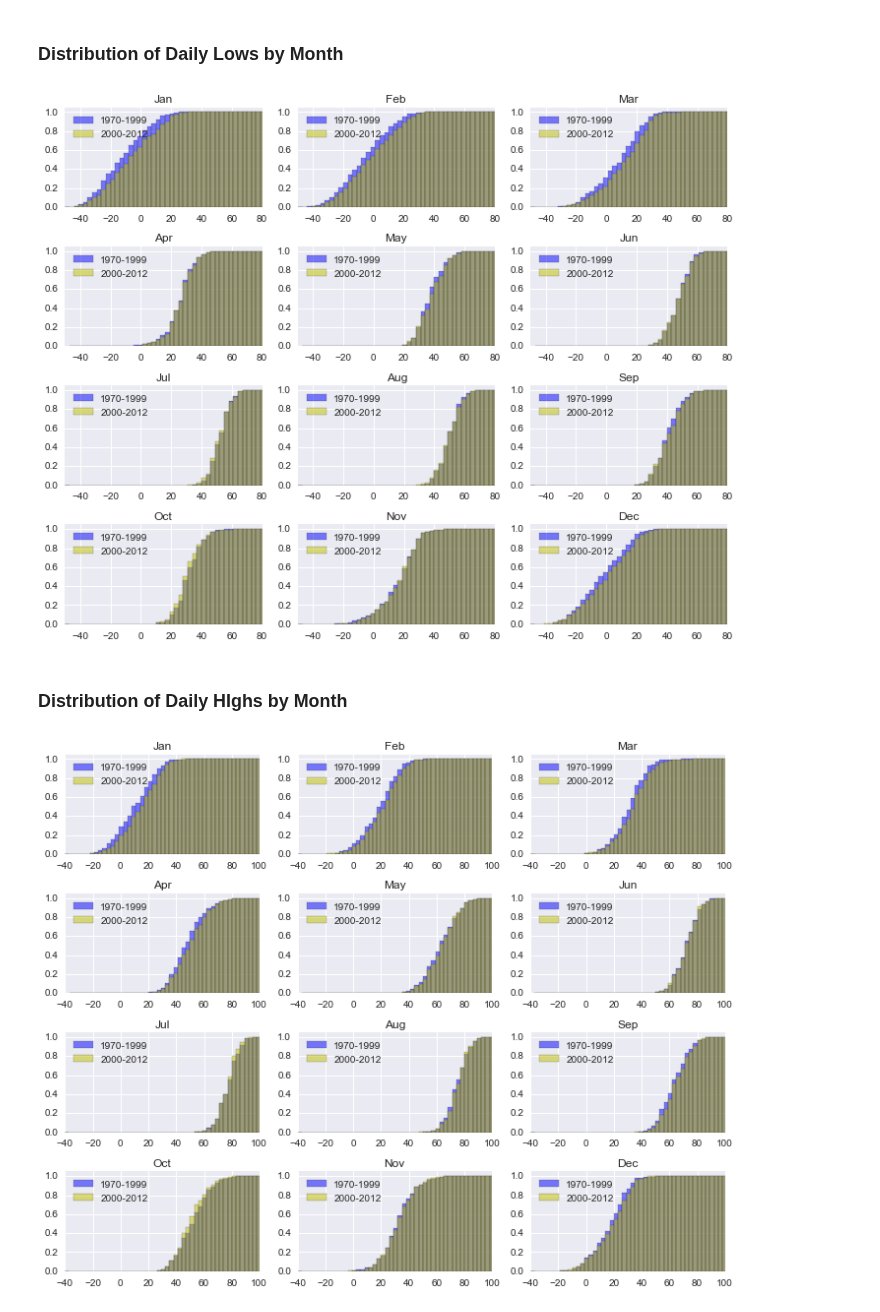
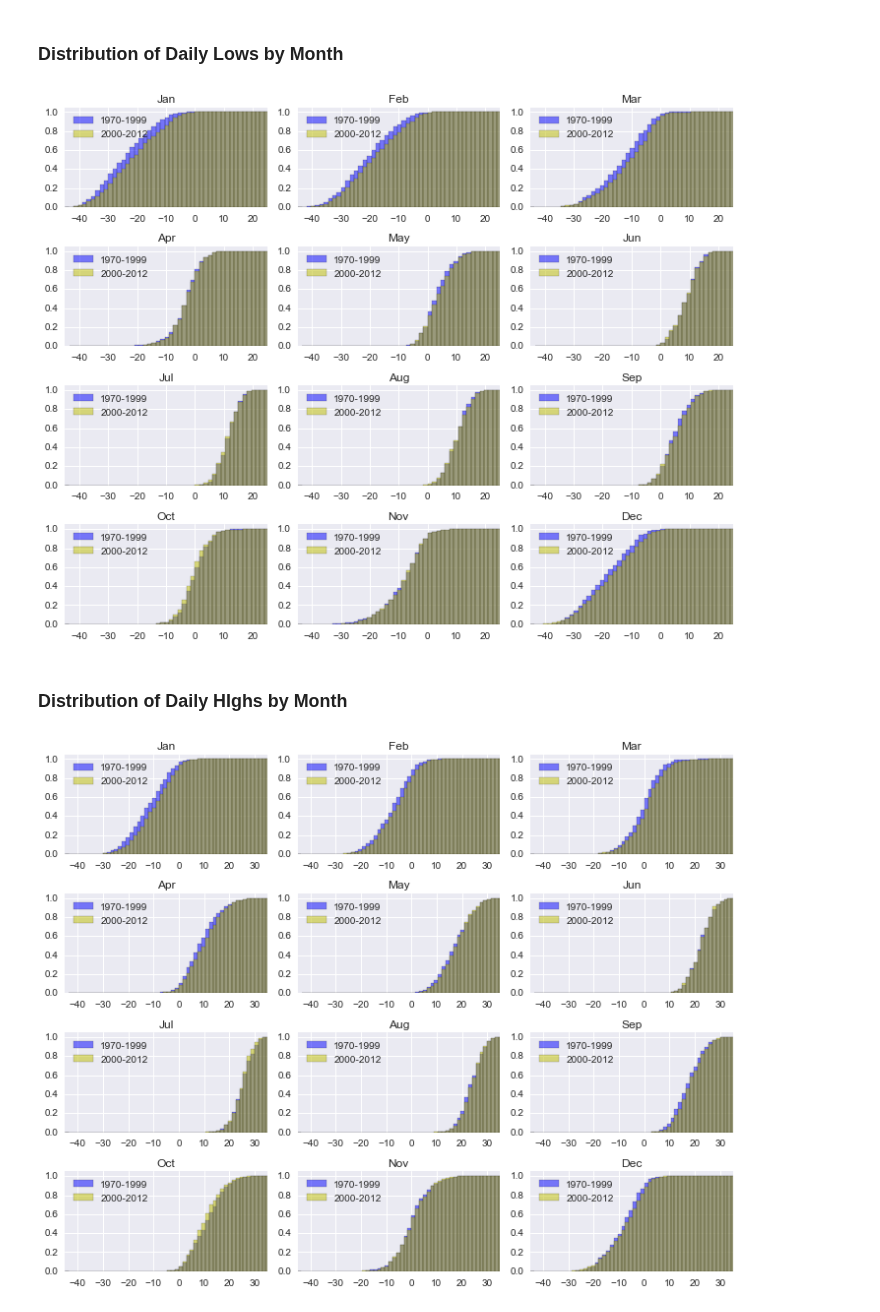
Before and after one commit to kmcgarry7/Rainy-Lake-Hydrology, a Jupyter notebook: Global_Historical_Climatology_Network.ipynb, the cells around one changed output. Cells and saved outputs as stored; diff of their text form; code cells hidden in the pictures.

```diff
--- a/Global_Historical_Climatology_Network.ipynb
+++ b/Global_Historical_Climatology_Network.ipynb
@@ -105 +105,15 @@ plt.ylabel('mm')
+# %%
+# Read .csv file
+TEMP = pd.read_csv(dir + '528052.csv',index_col=2,parse_dates=True);
+
+# Drop unneeded columns
+TEMP.drop('STATION',axis=1,inplace=True)
+TEMP.drop('STATION_NAME',axis=1,inplace=True)
+TEMP.drop('TOBS',axis=1,inplace=True)
+
+TEMP.ix[TEMP['TMAX']==-9999,'TMAX'] = float('nan')
+TEMP.ix[TEMP['TMIN']==-9999,'TMIN'] = float('nan')
+
+# Convert to Celcius
+TEMP = TEMP/10.0   # 32.0 + (9.0*TEMP/50.0)
 # %%
@@ -217,9 +230,9 @@ plt.savefig(fname)
 ### Distribution of Daily Lows by Month
 # %%
 mostr = ['Jan','Feb','Mar','Apr','May','Jun','Jul','Aug','Sep','Oct','Nov','Dec']
-xlo = -50
-xhi = 80
-dx = 1
+xlo = -45
+xhi = 25
+dx = 0.5
 plt.figure(figsize=(10,8))
 for mo in range(1,13):
     plt.subplot(4,3,mo)
@@ -244,36 +257,36 @@ fname = './images/KINL_Lows.png'
 plt.savefig(fname)
 !convert $fname -trim $fname
 # %% [output]
-[figure, old version]
+[figure, new version]
 # %% [markdown]
 ### Distribution of Daily HIghs by Month
 # %%
 mostr = ['Jan','Feb','Mar','Apr','May','Jun','Jul','Aug','Sep','Oct','Nov','Dec']
-xlo = -40
-xhi = 100
-dx = 1
+xlo = -45
+xhi = 35
+dx = 0.5
 plt.figure(figsize=(10,8))
 for mo in range(1,13):
     plt.subplot(4,3,mo)
     plt.hold(True)
     Ta['Tmax 1948-1981'][Ta.index.month == mo].hist(cumulative=True,
                                     normed=True,
                                     bins=np.arange(xlo,xhi+3*dx,3*dx),
                                     color = 'b',
                                     alpha = 0.5)
     Tb['Tmax 1982-2014'][Tb.index.month == mo].hist(cumulative=True,
                                     normed=True,
                                     bins=np.arange(xlo,xhi+3*dx,3*dx),
                                     color = 'y',
                                     alpha = 0.5)
     plt.legend(['1970-1999','2000-2012'],loc='upper left')
     plt.axis([xlo,xhi,0,1.05])
     plt.title(mostr[mo-1])
     plt.hold(False)
 
 plt.tight_layout()
 fname = './images/KINL_Highs.png'
 plt.savefig(fname)
 !convert $fname -trim $fname
 # %% [output]
-[figure, old version]
+[figure, new version]
```
Also changed, not shown: parts of 7 cells of this notebook, 21 other files.
